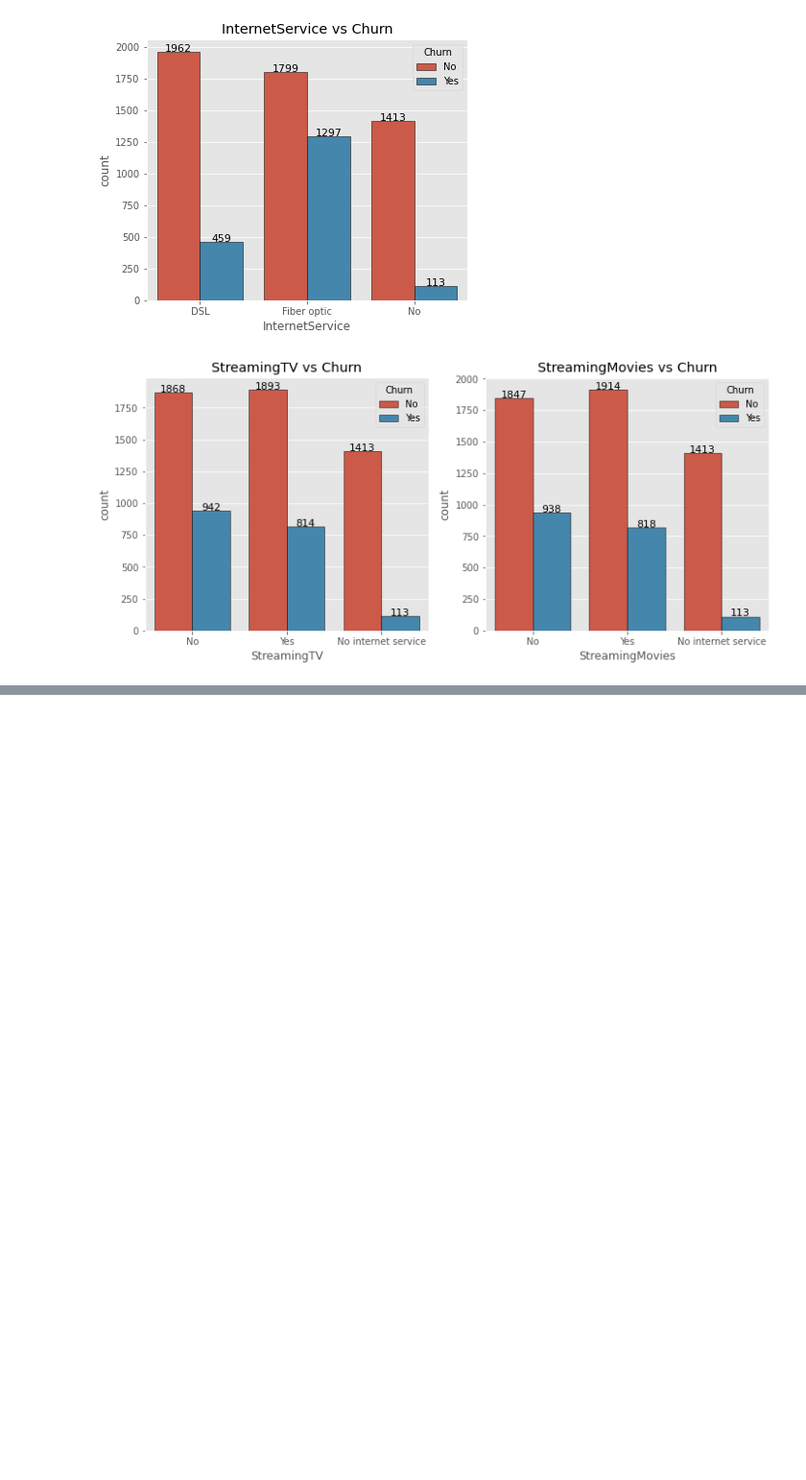
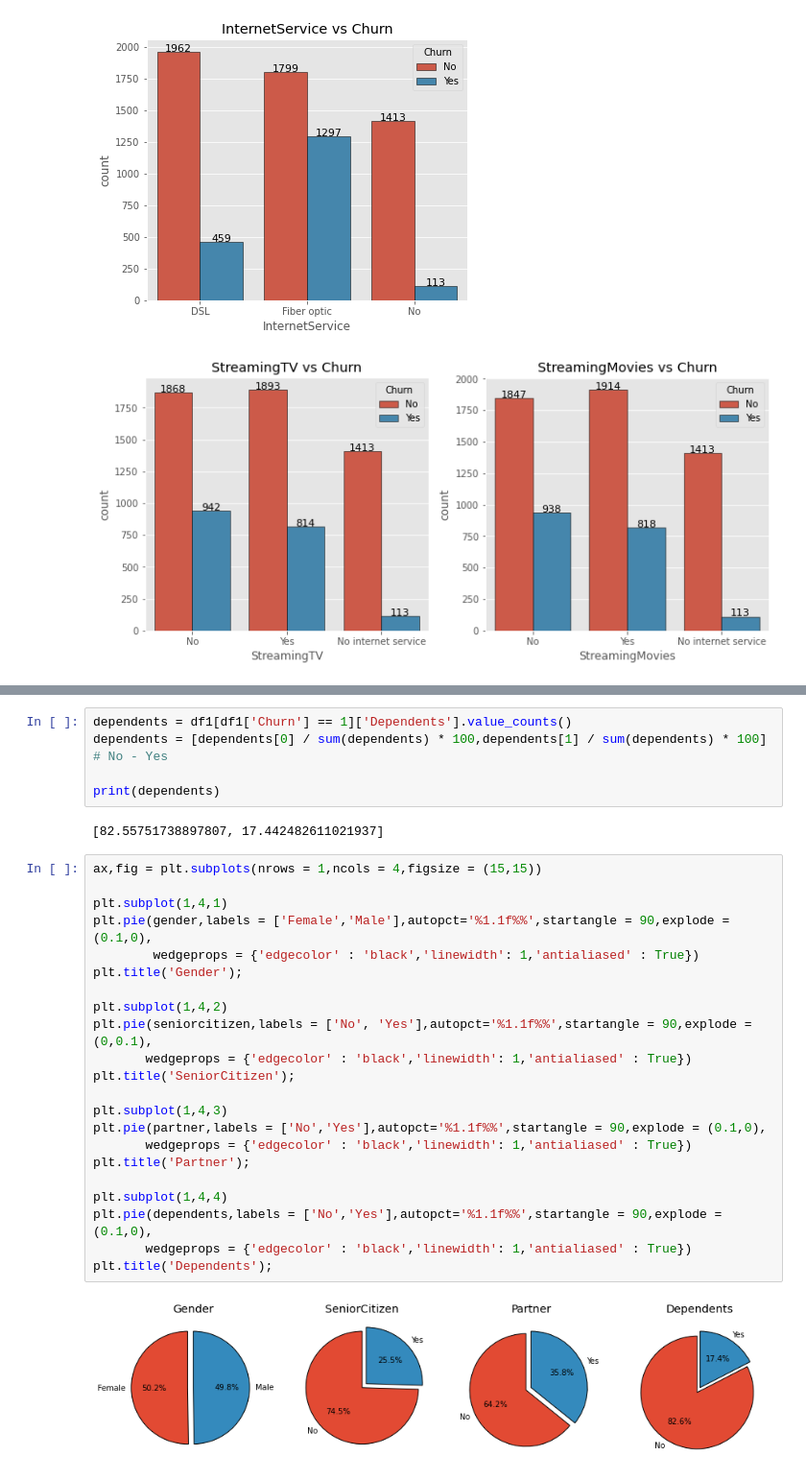
Before and after one commit to duaneywadey/A-collection-of-Jupyter-notebooks-and-CSV-files, a Jupyter notebook: CustomerChurnAnalysis.ipynb, the cells around one changed output, grey strips where cells are left out. Shown at 96% size. Drawn from its saved outputs; the diff is of its cells as text; blank space fills up the shorter version.

```diff
--- a/CustomerChurnAnalysis.ipynb
+++ b/CustomerChurnAnalysis.ipynb
@@ -169,0 +255,31 @@ for i in range(len(l2[3:5])):
+# %%
+dependents = df1[df1['Churn'] == 1]['Dependents'].value_counts()
+dependents = [dependents[0] / sum(dependents) * 100,dependents[1] / sum(dependents) * 100] # No - Yes
+
+print(dependents)
+# %% [output]
+[82.55751738897807, 17.442482611021937]
+# %%
+ax,fig = plt.subplots(nrows = 1,ncols = 4,figsize = (15,15))
+
+plt.subplot(1,4,1)
+plt.pie(gender,labels = ['Female','Male'],autopct='%1.1f%%',startangle = 90,explode = (0.1,0),
+        wedgeprops = {'edgecolor' : 'black','linewidth': 1,'antialiased' : True})
+plt.title('Gender');
+
+plt.subplot(1,4,2)
+plt.pie(seniorcitizen,labels = ['No', 'Yes'],autopct='%1.1f%%',startangle = 90,explode = (0,0.1),
+       wedgeprops = {'edgecolor' : 'black','linewidth': 1,'antialiased' : True})
+plt.title('SeniorCitizen');
+
+plt.subplot(1,4,3)
+plt.pie(partner,labels = ['No','Yes'],autopct='%1.1f%%',startangle = 90,explode = (0.1,0),
+       wedgeprops = {'edgecolor' : 'black','linewidth': 1,'antialiased' : True})
+plt.title('Partner');
+
+plt.subplot(1,4,4)
+plt.pie(dependents,labels = ['No','Yes'],autopct='%1.1f%%',startangle = 90,explode = (0.1,0),
+       wedgeprops = {'edgecolor' : 'black','linewidth': 1,'antialiased' : True})
+plt.title('Dependents');
+# %% [output]
+[figure, added]
```
Also changed, not shown: parts of 46 cells of this notebook.
